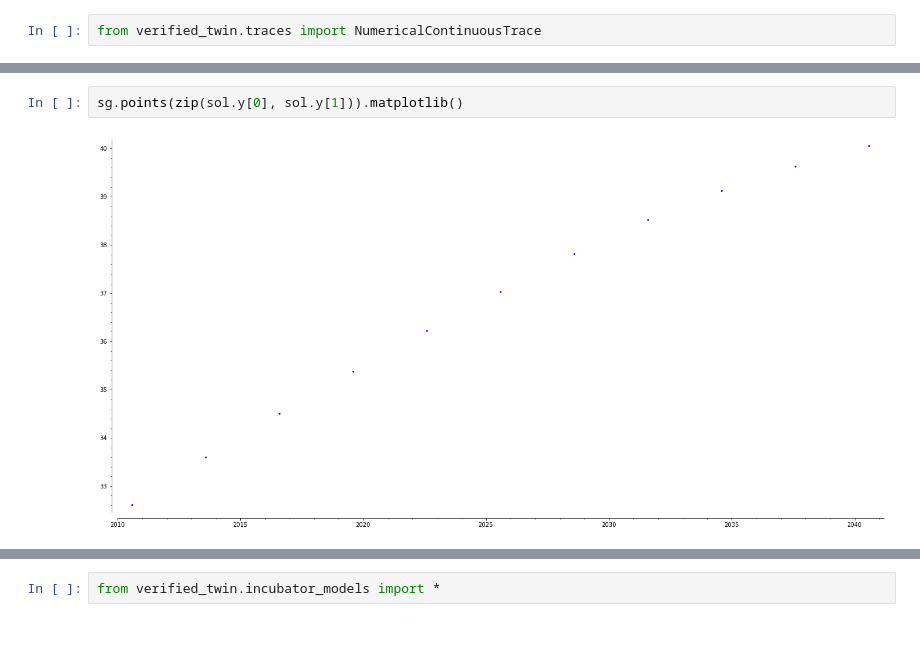
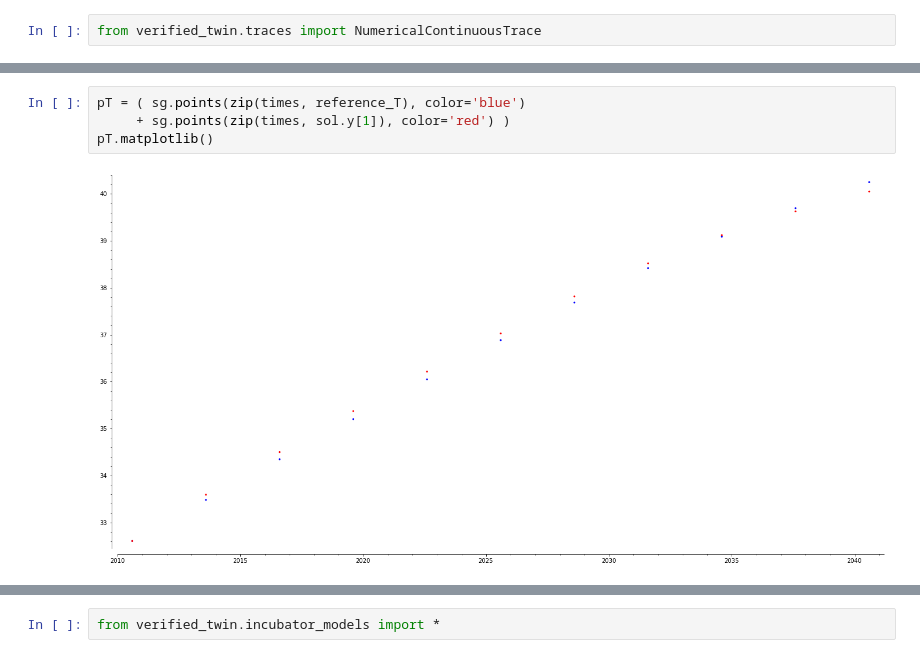
Before and after one commit to twright/example_digital-twin_incubator, a Jupyter notebook: software/notebooks/Uncertainty Calibration Test.ipynb, the cells around one changed output, grey strips where cells are left out. Cells and saved outputs as stored; diff of their text form.

```diff
--- a/software/notebooks/Uncertainty Calibration Test.ipynb
+++ b/software/notebooks/Uncertainty Calibration Test.ipynb
@@ -273,5 +264,7 @@ array([[2010.59384092, 2013.59384092, 2016.59384092, 2019.59384092,
-# %%
-sg.points(zip(sol.y[0], sol.y[1])).matplotlib()
-# %% [output]
-[figure, removed]
+# %%
+pT = ( sg.points(zip(times, reference_T), color='blue')
+     + sg.points(zip(times, sol.y[1]), color='red') )
+pT.matplotlib()
+# %% [output]
+[figure, added]
 # %%
```
Also changed, not shown: parts of 22 cells of this notebook, 2 other files.
